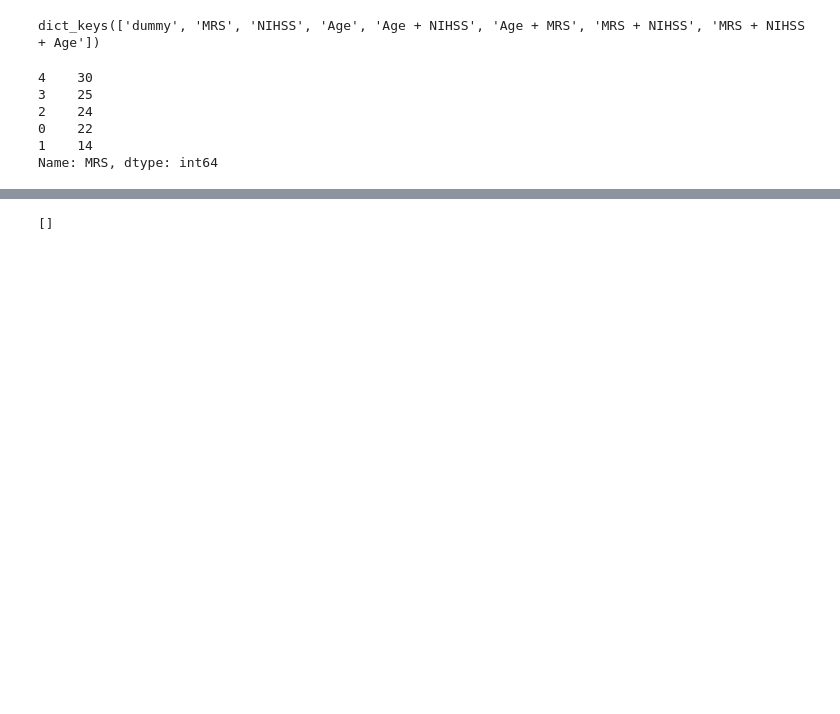
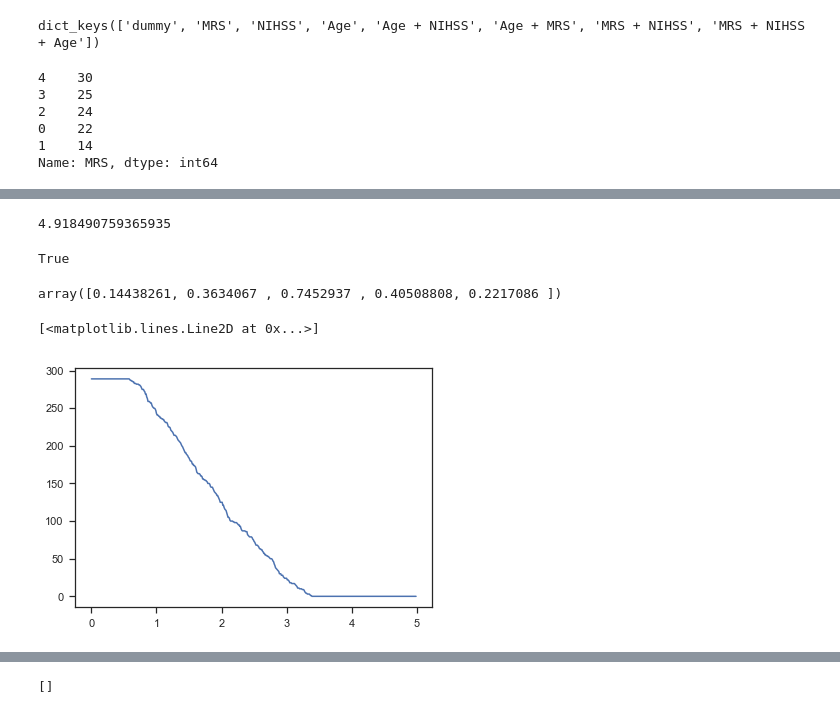
Before and after one commit to archydeberker/stroke-discharge, a Jupyter notebook: code/stroke-analysis.ipynb, the cells around one changed output, grey strips where cells are left out. Drawn from its saved outputs; the diff is of its cells as text; code cells hidden in the pictures; blank space fills up the shorter version.

```diff
--- a/code/stroke-analysis.ipynb
+++ b/code/stroke-analysis.ipynb
@@ -1075,0 +1129,28 @@ X.shape
+# %%
+np.sqrt(sum(y_pred==3)/np.pi)*2
+# %% [output]
+4.918490759365935
+# %%
+def circle(radius, centre, point):
+    return (point[0]-centre[0])**2 + (point[1]-centre[1])**2 < radius
+# %%
+circle(5, (0,0), (0,1))
+# %% [output]
+True
+# %%
+np.random.random(5)
+# %% [output]
+array([0.14438261, 0.3634067 , 0.7452937 , 0.40508808, 0.2217086 ])
+# %%
+points = 10*np.random.random(10000).reshape(-1, 2)
+overlap = dict()
+for offset in np.arange(0, 5, 0.01):
+    inside_a = np.array([circle(2, (5, 5), point) for point in points])
+    inside_b = np.array([circle(4, (5+offset, 5), point) for point in points])
+
+    overlap[offset] = sum(inside_a[inside_b==True])
+# %%
+plt.plot(overlap.keys(), overlap.values())
+# %% [output]
+[<matplotlib.lines.Line2D at 0x...>]
+[figure, added]
```
Also changed, not shown: parts of 22 cells of this notebook, 4 other files.
